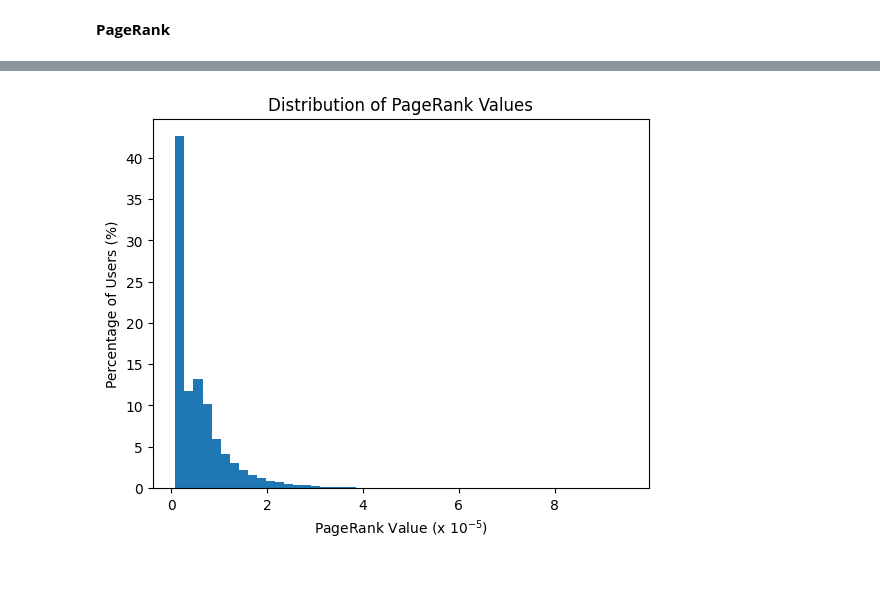
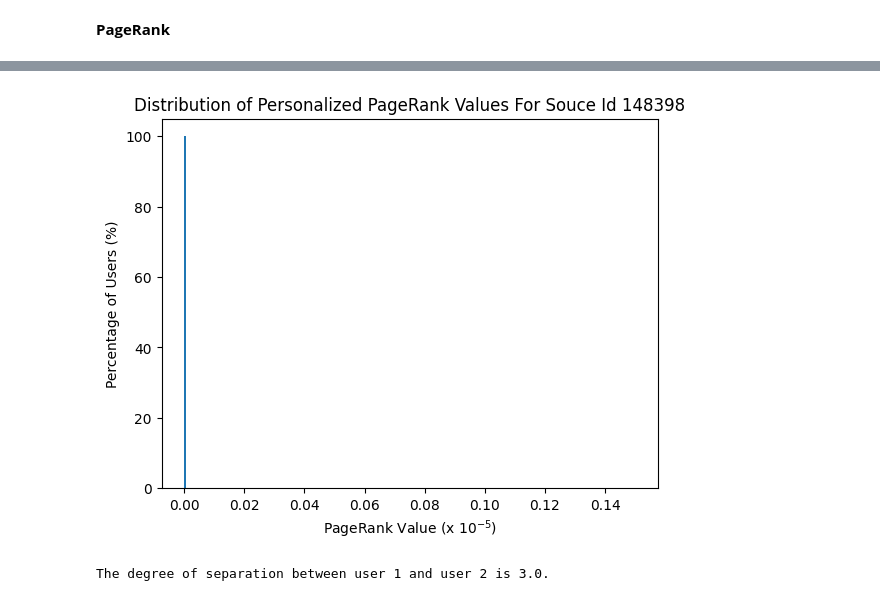
Before and after one commit to chenho2000/CS631-Final-Project, a Jupyter notebook: PageRank_LanguageNetwork.ipynb, the cells around one changed output, grey strips where cells are left out. Drawn from its saved outputs; the diff is of its cells as text; code cells hidden in the pictures.

```diff
--- a/PageRank_LanguageNetwork.ipynb
+++ b/PageRank_LanguageNetwork.ipynb
@@ -148,7 +147,7 @@ plt.show()
 # %%
 # Read the excel file / rename columns
 twitch_gamers = spark.read.format("csv").option("header", "false").load(
-    "loop.csv").withColumnRenamed("_c0",
+    "/content/drive/MyDrive/twitch_gamers/loop.csv").withColumnRenamed("_c0",
                                   "src").withColumnRenamed(
     "_c1", "dst")
 
@@ -227,12 +226,12 @@ def page_rank(graph, resetProbability=0.15, sourceId=None, maxIter=None, tol=Non
 
     num_vertex = graph.vertices.count()
 
-    # Calculate out-degree
-    out_degrees = out_Degrees(graph)
-    out_degrees = out_degrees.withColumnRenamed("id", "out_degree_id")
+    # Calculate in-degree
+    in_degrees = in_Degrees(graph)
+    in_degrees = in_degrees.withColumnRenamed("id", "in_degree_id")
     # Join the DataFrames and add the in_degree column
-    vertices = graph.vertices.join(out_degrees, graph.vertices["id"] == out_degrees["out_degree_id"], "left").drop(
-        "out_degree_id")
+    vertices = graph.vertices.join(in_degrees, graph.vertices["id"] == in_degrees["in_degree_id"], "left").drop(
+        "in_degree_id")
     # Update the graph with in_degree
     graph = GraphFrame(vertices, edges)
 
@@ -245,7 +244,7 @@ def page_rank(graph, resetProbability=0.15, sourceId=None, maxIter=None, tol=Non
                                   .otherwise(f.lit(0.0)), \
                                   f.coalesce(Pregel.msg(), f.lit(0.0)) * f.lit(1.0 - resetProbability) + f.when(
                                       graph.vertices.id == sourceId, f.lit(resetProbability)).otherwise(f.lit(0.0))) \
-                .sendMsgToDst(Pregel.src("pagerank") / Pregel.src("out_degree")) \
+                .sendMsgToDst(Pregel.src("pagerank") / Pregel.src("in_degree")) \
                 .aggMsgs(f.sum(Pregel.msg())) \
                 .run()
             return GraphFrame(ranks, graph.edges)
@@ -255,7 +254,7 @@ def page_rank(graph, resetProbability=0.15, sourceId=None, maxIter=None, tol=Non
             .withVertexColumn("pagerank", f.lit(1.0 / num_vertex), \
                               f.coalesce(Pregel.msg(), f.lit(0.0)) * f.lit(1.0 - resetProbability) + f.lit(
                                   resetProbability / num_vertex)) \
-            .sendMsgToDst(Pregel.src("pagerank") / Pregel.src("out_degree")) \
+            .sendMsgToDst(Pregel.src("pagerank") / Pregel.src("in_degree")) \
             .aggMsgs(f.sum(Pregel.msg())) \
             .run()
         return GraphFrame(ranks, graph.edges)
@@ -269,7 +268,7 @@ def page_rank(graph, resetProbability=0.15, sourceId=None, maxIter=None, tol=Non
                               .otherwise(f.lit(0.0)), \
                               f.coalesce(Pregel.msg(), f.lit(0.0)) * f.lit(1.0 - resetProbability) + f.when(
                                   graph.vertices.id == sourceId, f.lit(resetProbability)).otherwise(f.lit(0.0))) \
-            .sendMsgToDst(Pregel.src("pagerank") / Pregel.src("out_degree")) \
+            .sendMsgToDst(Pregel.src("pagerank") / Pregel.src("in_degree")) \
             .aggMsgs(f.sum(Pregel.msg())) \
             .run()
     else:
@@ -278,7 +277,7 @@ def page_rank(graph, resetProbability=0.15, sourceId=None, maxIter=None, tol=Non
             .withVertexColumn("pagerank", f.lit(1.0 / num_vertex), \
                               f.coalesce(Pregel.msg(), f.lit(0.0)) * f.lit(1.0 - resetProbability) + f.lit(
                                   resetProbability / num_vertex)) \
-            .sendMsgToDst(Pregel.src("pagerank") / Pregel.src("out_degree")) \
+            .sendMsgToDst(Pregel.src("pagerank") / Pregel.src("in_degree")) \
             .aggMsgs(f.sum(Pregel.msg())) \
             .run()
     # goes into convergence  check
@@ -295,7 +294,7 @@ def page_rank(graph, resetProbability=0.15, sourceId=None, maxIter=None, tol=Non
                 .withVertexColumn("pagerank", graph.vertices["previous_pagerank"], \
                                   f.coalesce(Pregel.msg(), f.lit(0.0)) * f.lit(1.0 - resetProbability) + f.when(
                                       graph.vertices.id == sourceId, f.lit(resetProbability)).otherwise(f.lit(0.0))) \
-                .sendMsgToDst(Pregel.src("pagerank") / Pregel.src("out_degree")) \
+                .sendMsgToDst(Pregel.src("pagerank") / Pregel.src("in_degree")) \
                 .aggMsgs(f.sum(Pregel.msg())) \
                 .run()
             new = new.drop("previous_pagerank")
@@ -305,7 +304,7 @@ def page_rank(graph, resetProbability=0.15, sourceId=None, maxIter=None, tol=Non
                 .withVertexColumn("pagerank", graph.vertices["previous_pagerank"], \
                                   f.coalesce(Pregel.msg(), f.lit(0.0)) * f.lit(1.0 - resetProbability) + f.lit(
                                       resetProbability / num_vertex)) \
-                .sendMsgToDst(Pregel.src("pagerank") / Pregel.src("out_degree")) \
+                .sendMsgToDst(Pregel.src("pagerank") / Pregel.src("in_degree")) \
                 .aggMsgs(f.sum(Pregel.msg())) \
                 .run()
             new = new.drop("previous_pagerank")
@@ -355,21 +385,21 @@ page_rank(graph, sourceId="1", maxIter=1).vertices.show()
 # %%
-result2 = page_rank(graph, tol=0.3)
+result2 = page_rank(graph, sourceId="148398", maxIter=5)
 # %%
 import matplotlib.pyplot as plt
 import numpy as np
 
 # Collect the PageRank values and rescale them
-pagerank_values = [value * 10**5 for value in result2.vertices.select('pagerank').rdd.flatMap(lambda x: x).collect()]
+pagerank_values = [value for value in result2.vertices.select('pagerank').rdd.flatMap(lambda x: x).collect()]
 
 # Calculate the weights for each bin to normalize the histogram
 weights = np.ones_like(pagerank_values) / len(pagerank_values)
 
 # Plot a histogram with y-axis as percentage
 plt.hist(pagerank_values, bins=50, weights=weights*100)
 
 plt.xlabel('PageRank Value (x $10^{-5}$)')
 plt.ylabel('Percentage of Users (%)')
-plt.title('Distribution of PageRank Values')
+plt.title('Distribution of Personalized PageRank Values For Souce Id 148398')
 plt.show()
 # %% [output]
-[figure, old version]
+[figure, new version]
@@ -375,0 +483,5 @@ plt.show()
+# %%
+degree = bfs_two(graph2, 1, 2)
+print(f"The degree of separation between user 1 and user 2 is {degree}.")
+# %% [output]
+The degree of separation between user 1 and user 2 is 3.0.
```
Also changed, not shown: parts of 12 cells of this notebook.
